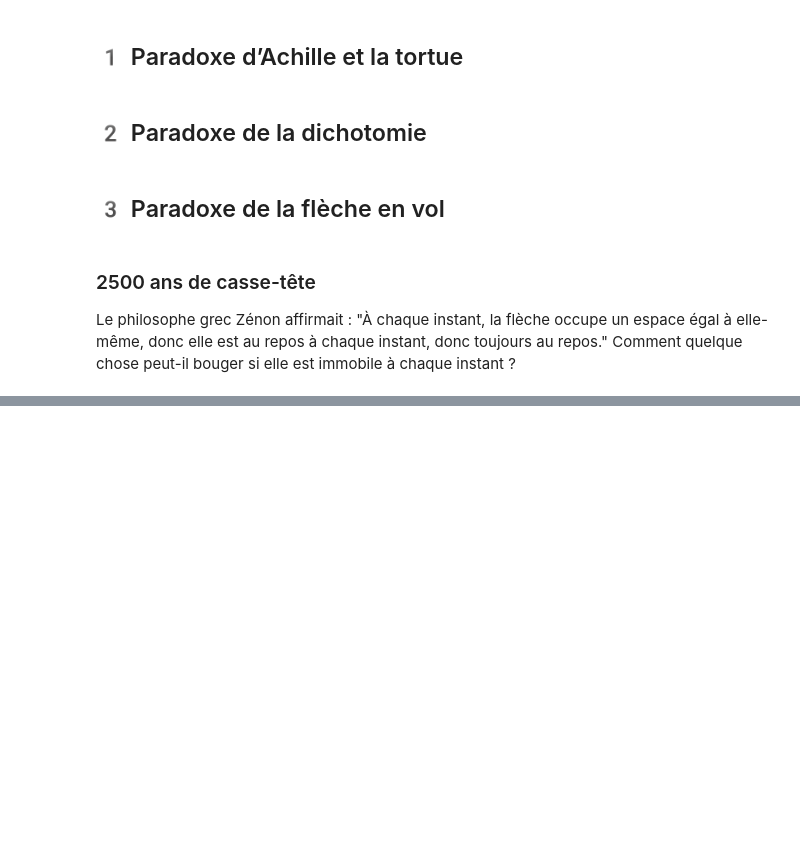
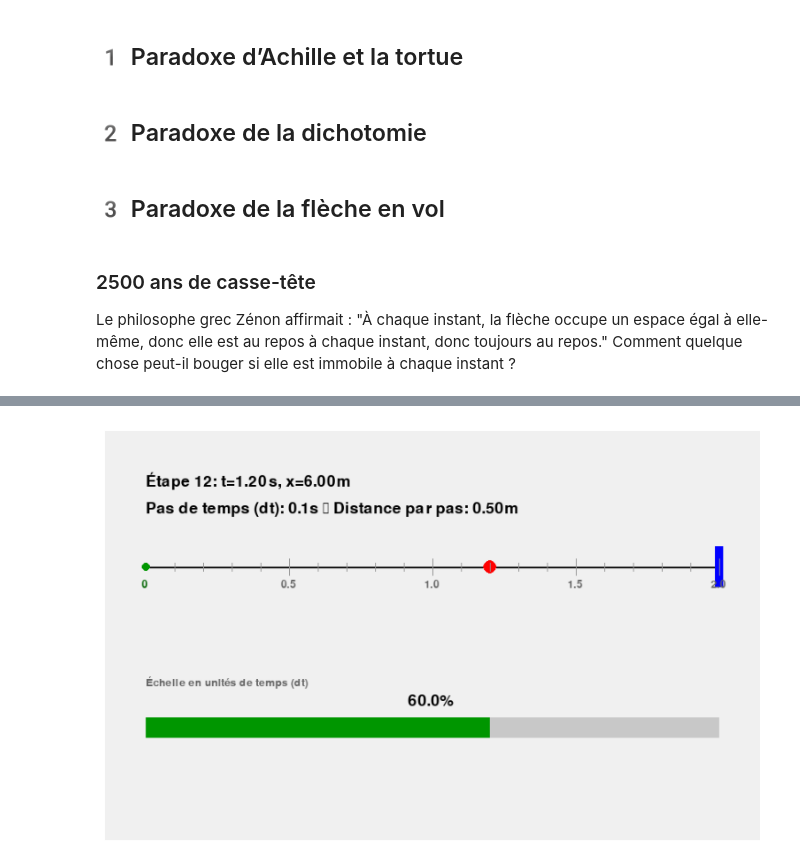
Before and after one commit to Paul-Emmanuel-Buffe/zeno-paradoxes-, a Jupyter notebook: zeno_paradoxes.ipynb, the cells around one changed output, grey strips where cells are left out. Cells and saved outputs as stored; diff of their text form; code cells hidden in the pictures; blank space fills up the shorter version.

```diff
--- a/zeno_paradoxes.ipynb
+++ b/zeno_paradoxes.ipynb
@@ -64,0 +220,99 @@ Début: t=0s → position=0m
+# %%
+import pygame
+import numpy as np
+import matplotlib.pyplot as plt
+from IPython.display import display, clear_output
+import time
+
+# Initialiser pygame
+pygame.init()
+
+# Paramètres
+v = 5
+distance = 10
+dt = 0.1
+width, height = 800, 500
+surface = pygame.Surface((width, height))
+
+# Initialisation
+t = 0
+x = 0
+step = 0
+
+# Polices
+font = pygame.font.SysFont(None, 28)
+small_font = pygame.font.SysFont(None, 20)
+target_x = width - 50
+
+def draw_frame(x_progress, t, step):
+    surface.fill((240, 240, 240))
+
+    start_x, end_x = 50, width-50
+    line_y = height//3
+
+    # Ligne de trajectoire et position initiale
+    pygame.draw.line(surface, (0, 0, 0), (start_x, line_y), (end_x, line_y), 2)
+    pygame.draw.circle(surface, (0, 150, 0), (start_x, line_y), 5)
+    surface.blit(small_font.render("0", True, (0, 100, 0)), (start_x-5, line_y+15))
+
+    # Flèche (point rouge réduit)
+    arrow_x = start_x + (x_progress * (end_x-start_x))
+    pygame.draw.circle(surface, (255, 0, 0), (int(arrow_x), line_y), 8)  # moitié de la taille
+
+    # Cible
+    pygame.draw.rect(surface, (0, 0, 255), (int(target_x)-5, line_y-25, 10, 50))
+
+    # Échelle en dt
+    segment_length = (dt * v / distance) * (end_x-start_x)
+    total_segments = int(distance / (dt * v))
+    for i in range(1, total_segments + 1):
+        mark_x = start_x + i * segment_length
+        if mark_x > end_x: break
+        mark_height = 10 if i % 5 == 0 else 5
+        pygame.draw.line(surface, (150, 150, 150),
+                         (int(mark_x), line_y-mark_height),
+                         (int(mark_x), line_y+mark_height), 1)
+        if i % max(1,int(0.5/dt)) == 0:
+            surface.blit(small_font.render(f"{i*dt:.1f}", True, (100,100,100)), (int(mark_x)-10, line_y+15))
+
+    # Texte info
+    surface.blit(font.render(f"Étape {step}: t={t:.2f}s, x={x_progress*distance:.2f}m", True, (0,0,0)), (50,50))
+    surface.blit(font.render(f"Pas de temps (dt): {dt}s → Distance par pas: {dt*v:.2f}m", True, (0,0,0)), (50,85))
+    if x_progress >= 1.0:
+        surface.blit(font.render(f"Total des étapes: {step} → Temps total: {t:.2f}s", True, (0,100,0)), (50,120))
+
+    # Barre de progression
+    bar_y = height - 150
+    bar_height = 25
+    pygame.draw.rect(surface, (200, 200, 200), (50, bar_y, width-100, bar_height))
+    pygame.draw.rect(surface, (0, 150, 0), (50, bar_y, int((width-100) * x_progress), bar_height))
+
+    # Pourcentage
+    surface.blit(font.render(f"{x_progress*100:.1f}%", True, (0,0,0)), (width//2-30, bar_y-30))
+    surface.blit(small_font.render("Échelle en unités de temps (dt)", True, (100,100,100)), (50, bar_y-50))
+
+    # Affichage matplotlib
+    img = np.transpose(pygame.surfarray.array3d(surface), (1,0,2))
+    plt.figure(figsize=(10,6))
+    plt.imshow(img)
+    plt.axis('off')
+    plt.show()
+
+# Affichage initial
+draw_frame(0, t, step)
+print(f"Début: t={round(t,2)}s → position={round(x,2)}m")
+
+# Simulation
+while x < distance:
+    time.sleep(0.8)
+    x_progress = min(x / distance, 1.0)
+    draw_frame(x_progress, t, step)
+    print(f"Étape {step}: t={round(t,3)} → position={round(x,2)}m (+{round(dt*v,2)}m)")
+    x += dt*v; t += dt; step += 1
+    clear_output(wait=True)
+
+draw_frame(1.0, t, step)
+print(f"✓ Objectif atteint en {step} étapes - Position finale: {round(x,4)} m")
+print(f"Temps total: {t:.2f}s - Vitesse moyenne: {distance/t:.2f}m/s")
+# %% [output]
+[figure, added]
```
Also changed, not shown: parts of 9 cells of this notebook.
